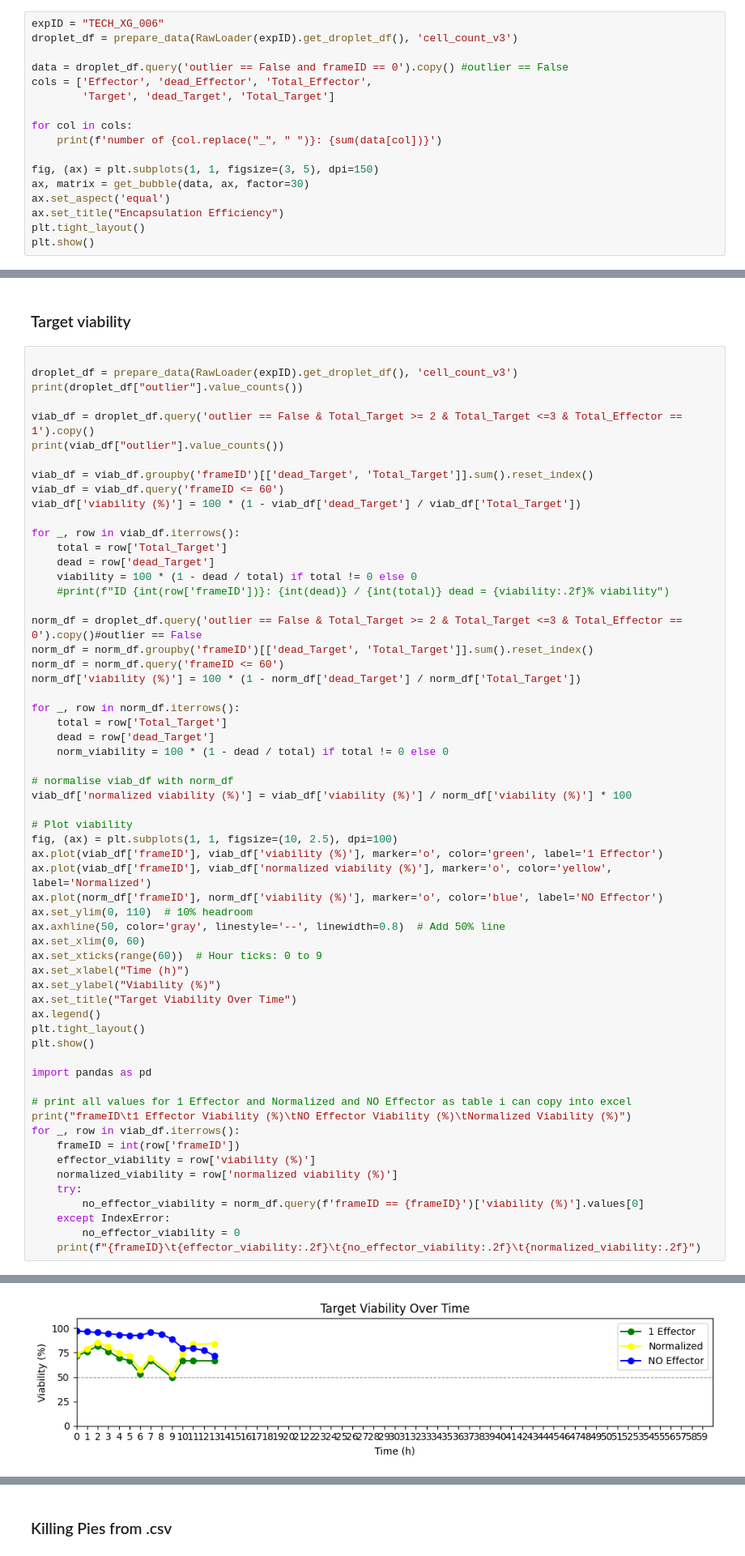
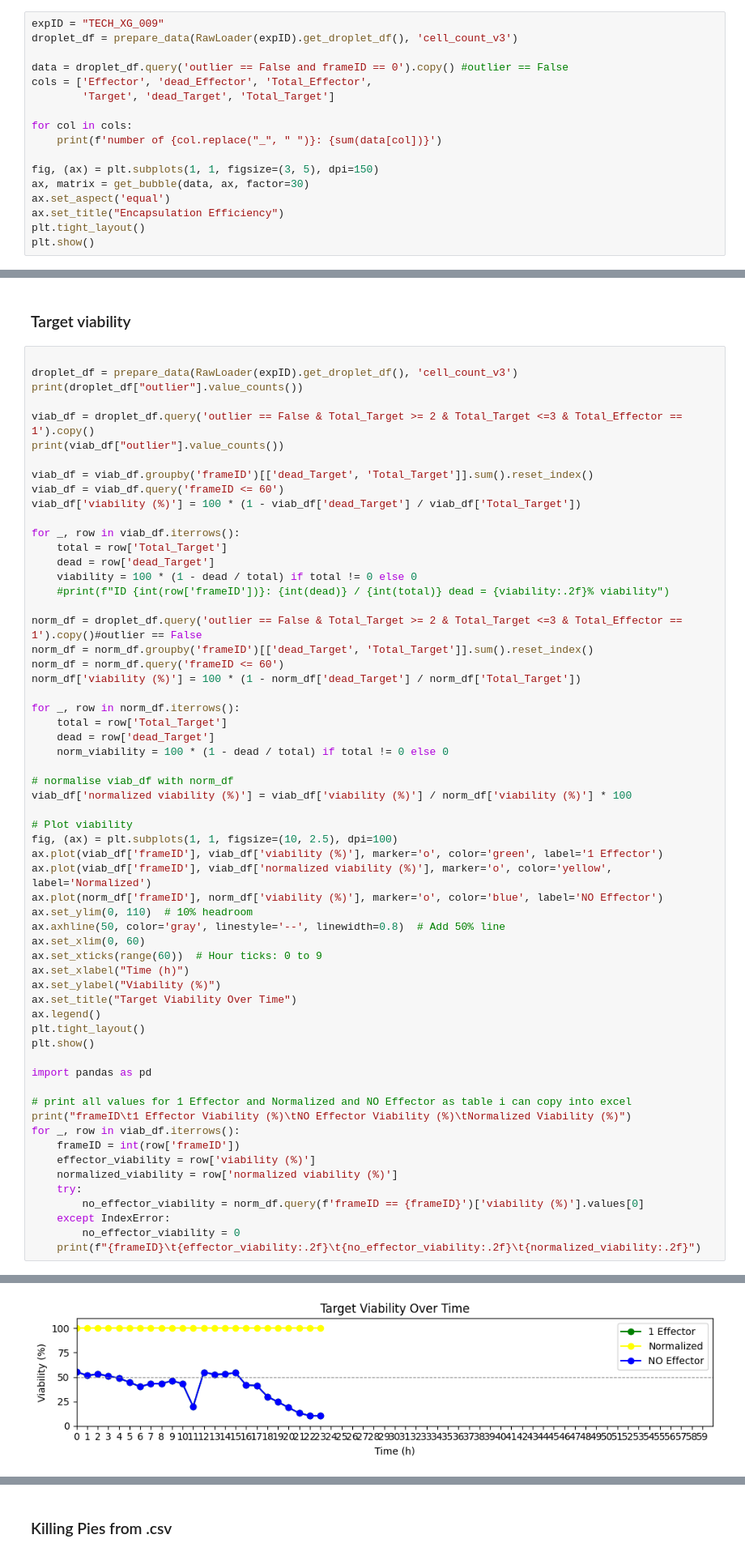
Before and after one commit to xgao32/droplet-phenotyping, a Jupyter notebook: Experiments/TECH_XG_009/full_analysis_clean.ipynb, the cells around one changed output, grey strips where cells are left out. Shown at 81% size. Saved outputs shown, nothing was run; the diff lists cells and outputs as text.

Commit message:
analysis of TECH_XG_009 THP1 cells in HFE7500 RAN101

```diff
--- a/Experiments/TECH_XG_009/full_analysis_clean.ipynb
+++ b/Experiments/TECH_XG_009/full_analysis_clean.ipynb
@@ -11,7 +42,7 @@ from Tools.sample_tools import Sample
 # %% [markdown]
 ### Encapsulation Efficiency - Bubble Plot
 # %%
-expID = "TECH_XG_006"
+expID = "TECH_XG_009"
 droplet_df = prepare_data(RawLoader(expID).get_droplet_df(), 'cell_count_v3')
 
 data = droplet_df.query('outlier == False and frameID == 0').copy() #outlier == False
@@ -55,7 +86,7 @@ for _, row in viab_df.iterrows():
     viability = 100 * (1 - dead / total) if total != 0 else 0
     #print(f"ID {int(row['frameID'])}: {int(dead)} / {int(total)} dead = {viability:.2f}% viability")
 
-norm_df = droplet_df.query('outlier == False & Total_Target >= 2 & Total_Target <=3 & Total_Effector == 0').copy()#outlier == False
+norm_df = droplet_df.query('outlier == False & Total_Target >= 2 & Total_Target <=3 & Total_Effector == 1').copy()#outlier == False
 norm_df = norm_df.groupby('frameID')[['dead_Target', 'Total_Target']].sum().reset_index()
 norm_df = norm_df.query('frameID <= 60')
 norm_df['viability (%)'] = 100 * (1 - norm_df['dead_Target'] / norm_df['Total_Target'])
@@ -107,3 +138,3 @@ False    105
 Name: count, dtype: Int64
-[figure, old version]
+[figure, new version]
 frameID 1 Effector Viability (%)        NO Effector Viability (%)       Normalized Viability (%)
```
Also changed, not shown: parts of 3 cells of this notebook, 8 other files.
